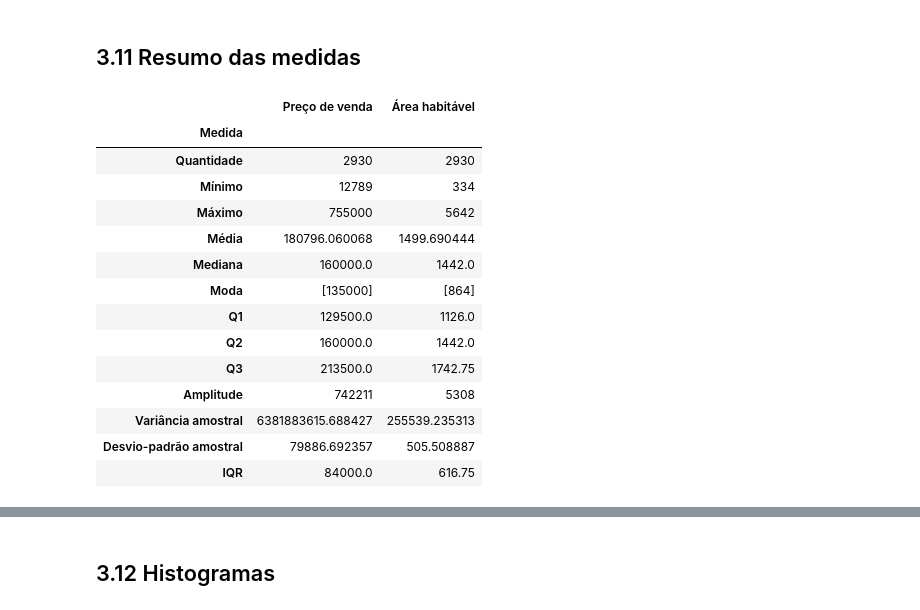
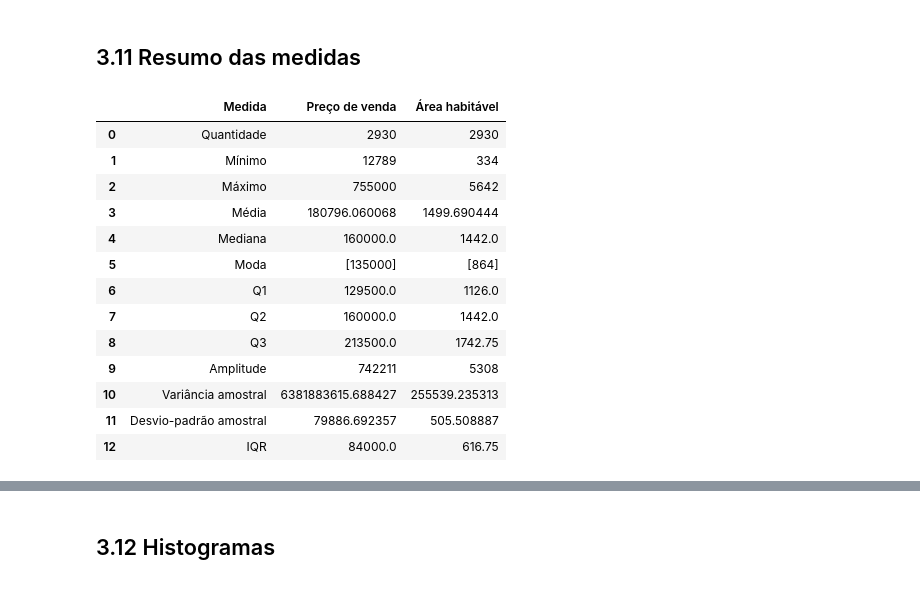
Before and after one commit to ARS1802/MQ-ap1, a Jupyter notebook: notebooks/AP1.ipynb, the cells around one changed output, grey strips where cells are left out. Cells and saved outputs as stored; diff of their text form; code cells hidden in the pictures.

```diff
--- a/notebooks/AP1.ipynb
+++ b/notebooks/AP1.ipynb
@@ -604,35 +631,63 @@ Preço: 84000.0 US$
 # %% [markdown]
 ## 3.11 Resumo das medidas
 # %%
-medidas = ["Quantidade", "Mínimo", "Máximo", "Média", "Mediana", "Moda", "Q1", "Q2", "Q3",
-           "Amplitude", "Variância amostral", "Desvio-padrão amostral", "IQR"]
+medidas = ["Quantidade",
+           "Mínimo",
+           "Máximo",
+           "Média",
+           "Mediana",
+           "Moda",
+           "Q1",
+           "Q2",
+           "Q3",
+           "Amplitude",
+           "Variância amostral",
+           "Desvio-padrão amostral",
+           "IQR"]
 
 resumo = pd.DataFrame({
     "Medida": medidas,
-    "Preço de venda": [preco.count(), preco.min(), preco.max(), preco.mean(), preco.median(),
-                       preco.mode().to_list(), preco.quantile(0.25), preco.quantile(0.50),
-                       preco.quantile(0.75), preco.max() - preco.min(), preco.var(ddof=1),
-                       preco.std(ddof=1), preco.quantile(0.75) - preco.quantile(0.25)],
-    "Área habitável": [area.count(), area.min(), area.max(), area.mean(), area.median(),
-                      area.mode().to_list(), area.quantile(0.25), area.quantile(0.50),
-                      area.quantile(0.75), area.max() - area.min(), area.var(ddof=1),
-                      area.std(ddof=1), area.quantile(0.75) - area.quantile(0.25)]
-}).set_index("Medida")
+    "Preço de venda": [preco.count(),
+                       preco.min(),
+                       preco.max(),
+                       preco.mean(),
+                       preco.median(),
+                       preco.mode().to_list(),
+                       preco.quantile(0.25),
+                       preco.quantile(0.50),
+                       preco.quantile(0.75),
+                       preco.max() - preco.min(),
+                       preco.var(ddof=1),
+                       preco.std(ddof=1),
+                       preco.quantile(0.75) - preco.quantile(0.25)],
+    "Área habitável": [area.count(),
+                       area.min(),
+                       area.max(),
+                       area.mean(),
+                       area.median(),
+                       area.mode().to_list(),
+                       area.quantile(0.25),
+                       area.quantile(0.50),
+                       area.quantile(0.75),
+                       area.max() - area.min(),
+                       area.var(ddof=1),
+                       area.std(ddof=1),
+                       area.quantile(0.75) - area.quantile(0.25)]
+})
 resumo
 # %% [output]
-|  | Preço de venda | Área habitável |
-| Medida |  |  |
-| Quantidade | 2930 | 2930 |
-| Mínimo | 12789 | 334 |
-| Máximo | 755000 | 5642 |
-| Média | 180796.060068 | 1499.690444 |
-| Mediana | 160000.0 | 1442.0 |
-| Moda | [135000] | [864] |
-| Q1 | 129500.0 | 1126.0 |
-| Q2 | 160000.0 | 1442.0 |
-| Q3 | 213500.0 | 1742.75 |
-| Amplitude | 742211 | 5308 |
-| Variância amostral | 6381883615.688427 | 255539.235313 |
-| Desvio-padrão amostral | 79886.692357 | 505.508887 |
-| IQR | 84000.0 | 616.75 |
+|  | Medida | Preço de venda | Área habitável |
+| 0 | Quantidade | 2930 | 2930 |
+| 1 | Mínimo | 12789 | 334 |
+| 2 | Máximo | 755000 | 5642 |
+| 3 | Média | 180796.060068 | 1499.690444 |
+| 4 | Mediana | 160000.0 | 1442.0 |
+| 5 | Moda | [135000] | [864] |
+| 6 | Q1 | 129500.0 | 1126.0 |
+| 7 | Q2 | 160000.0 | 1442.0 |
+| 8 | Q3 | 213500.0 | 1742.75 |
+| 9 | Amplitude | 742211 | 5308 |
+| 10 | Variância amostral | 6381883615.688427 | 255539.235313 |
+| 11 | Desvio-padrão amostral | 79886.692357 | 505.508887 |
+| 12 | IQR | 84000.0 | 616.75 |
 # %% [markdown]
```
Also changed, not shown: parts of 22 cells of this notebook.
